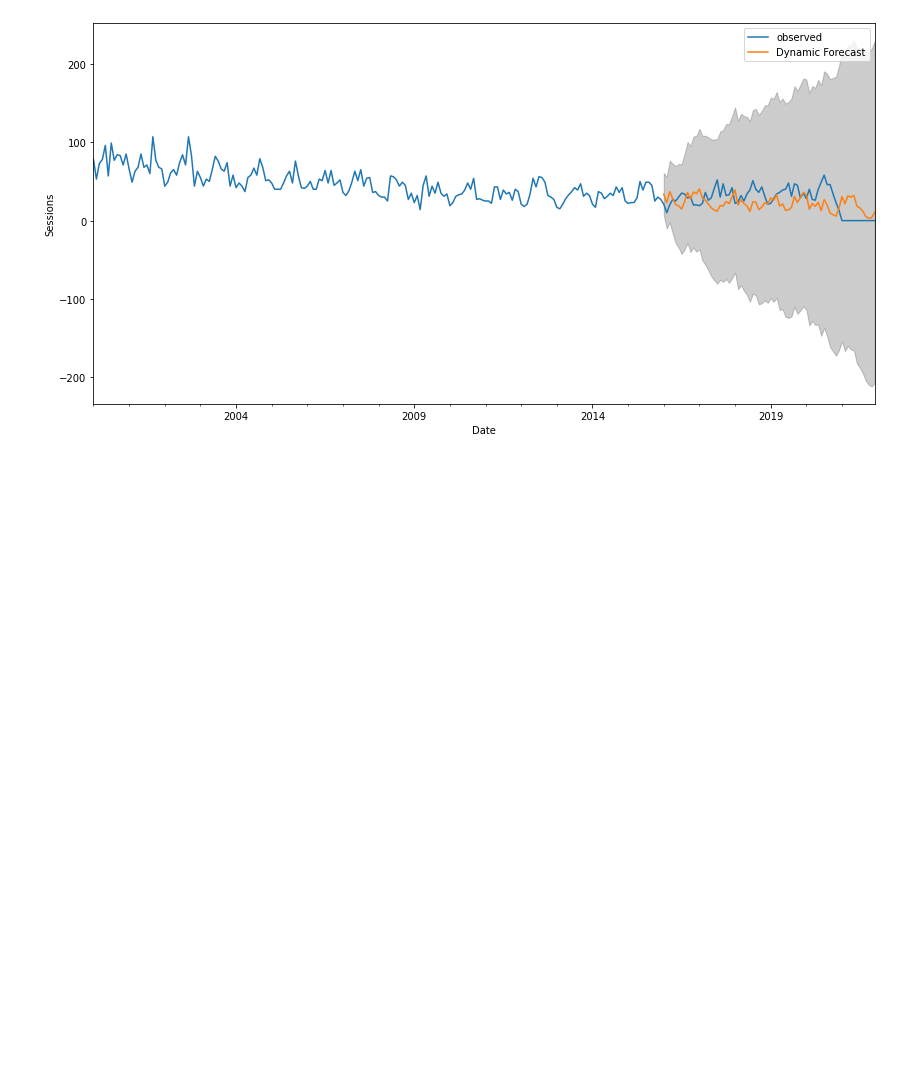
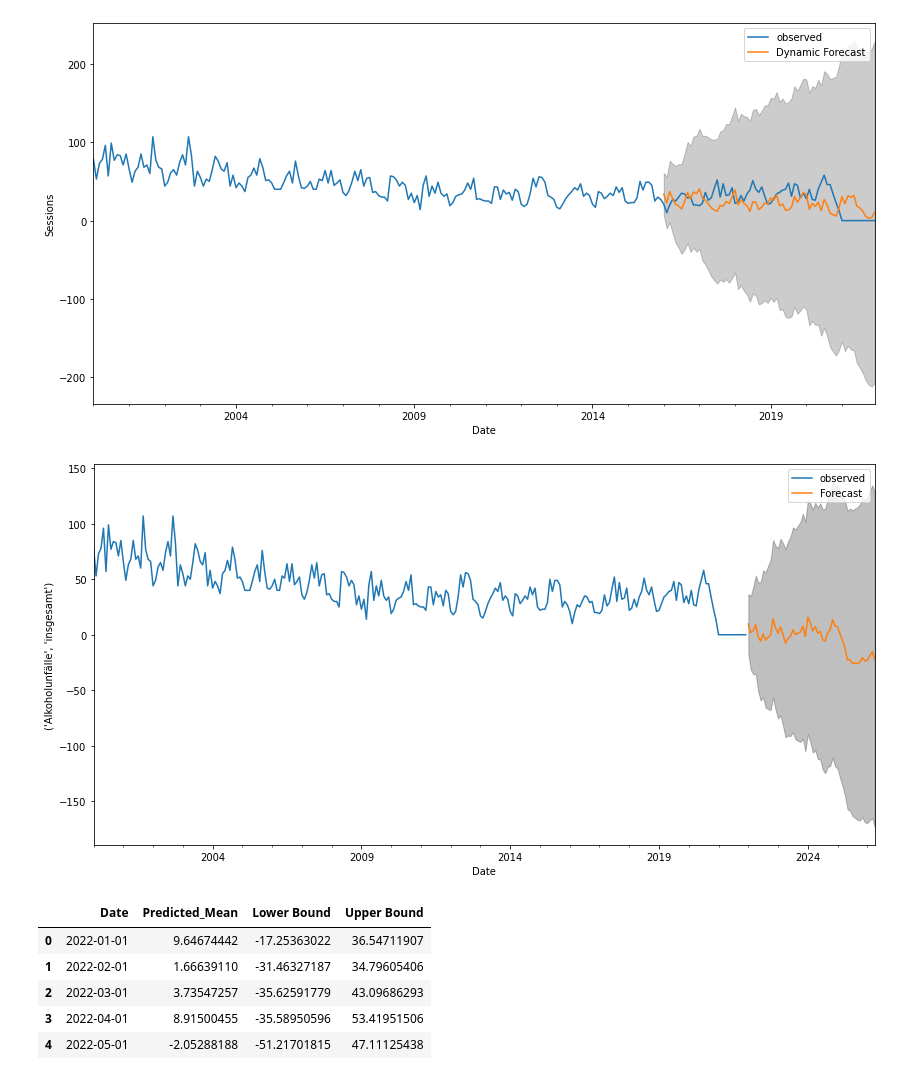
Before and after one commit to yassir28/AIChallenge, a Jupyter notebook: challenge.ipynb, the cells around one changed output. Cells and saved outputs as stored; diff of their text form; code cells hidden in the pictures; blank space fills up the shorter version.

Commit message:
forecast model

```diff
--- a/challenge.ipynb
+++ b/challenge.ipynb
@@ -656,3 +656,41 @@ The Root Mean Squared Error of SARIMA with season_length=52 and dynamic = False
 [figure]
 The Root Mean Squared Error of SARIMA with season_length=52 and dynamic = True 18.64
 [figure]
+# %%
+def forecast(model,predict_steps,y):
+
+    pred_uc = model.get_forecast(steps=predict_steps)
+
+    #SARIMAXResults.conf_int, can change alpha,the default alpha = .05 returns a 95% confidence interval.
+    pred_ci = pred_uc.conf_int()
+
+    ax = y.plot(label='observed', figsize=(14, 7))
+#     print(pred_uc.predicted_mean)
+    pred_uc.predicted_mean.plot(ax=ax, label='Forecast')
+    ax.fill_between(pred_ci.index,
+                    pred_ci.iloc[:, 0],
+                    pred_ci.iloc[:, 1], color='k', alpha=.25)
+    ax.set_xlabel('Date')
+    ax.set_ylabel(y.name)
+
+    plt.legend()
+    plt.show()
+
+    # Produce the forcasted tables
+    pm = pred_uc.predicted_mean.reset_index()
+    pm.columns = ['Date','Predicted_Mean']
+    pci = pred_ci.reset_index()
+    pci.columns = ['Date','Lower Bound','Upper Bound']
+    final_table = pm.join(pci.set_index('Date'), on='Date')
+
+    return (final_table)
+final_table = forecast(model,52,y)
+final_table.head()
+# %% [output]
+[figure, added]
+|  | Date | Predicted_Mean | Lower Bound | Upper Bound |
+| 0 | 2022-01-01 | 9.64674442 | -17.25363022 | 36.54711907 |
+| 1 | 2022-02-01 | 1.66639110 | -31.46327187 | 34.79605406 |
+| 2 | 2022-03-01 | 3.73547257 | -35.62591779 | 43.09686293 |
+| 3 | 2022-04-01 | 8.91500455 | -35.58950596 | 53.41951506 |
+| 4 | 2022-05-01 | -2.05288188 | -51.21701815 | 47.11125438 |
```
